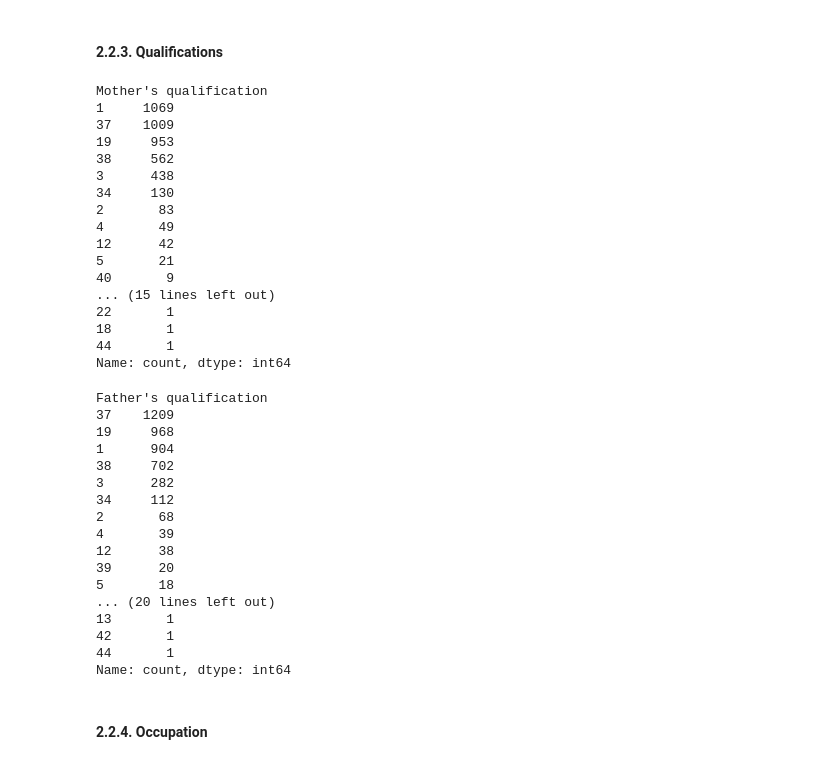
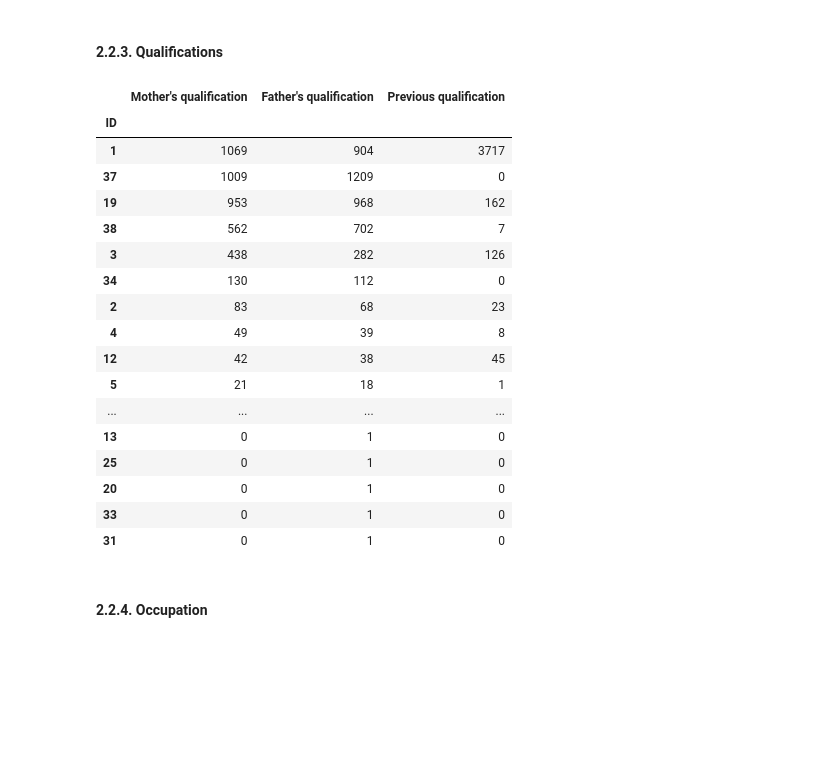
Before and after one commit to toschka123/Student_Dropout, a Jupyter notebook: ML_Project.ipynb, the cells around one changed output. Cells and saved outputs as stored; diff of their text form; code cells hidden in the pictures; blank space fills up the shorter version.

```diff
--- a/ML_Project.ipynb
+++ b/ML_Project.ipynb
@@ -241,46 +271,44 @@ International
 Name: count, dtype: int64
 # %% [markdown]
 #### 2.2.3. Qualifications
-# %%
-data.value_counts("Mother's qualification")
-# %% [output]
-Mother's qualification
-1     1069
-37    1009
-19     953
-38     562
-3      438
-34     130
-2       83
-4       49
-12      42
-5       21
-40       9
-... (15 lines left out)
-22       1
-18       1
-44       1
-Name: count, dtype: int64
-# %%
-data.value_counts("Father's qualification")
-# %% [output]
-Father's qualification
-37    1209
-19     968
-1      904
-38     702
-3      282
-34     112
-2       68
-4       39
-12      38
-39      20
-5       18
-... (20 lines left out)
-13       1
-42       1
-44       1
-Name: count, dtype: int64
+# %%
+# Create a DataFrame with value counts for the three columns
+mothers_qual = data["Mother's qualification"].value_counts()
+fathers_qual = data["Father's qualification"].value_counts()
+prev_qual = data["Previous qualification"].value_counts()
+mothers_qual.index.name = 'ID'
+fathers_qual.index.name = 'ID'
+prev_qual.index.name = 'ID'
+
+qual_table = pd.DataFrame({
+    "Mother's qualification": mothers_qual,
+    "Father's qualification": fathers_qual,
+    "Previous qualification": prev_qual,
+}).fillna(0).astype(int)
+
+qual_table
+
+qual_table.sort_values(by="Mother's qualification", ascending=False, inplace=True)
+qual_table
+# %% [output]
+|  | Mother's qualification | Father's qualification | Previous qualification |
+| ID |  |  |  |
+| 1 | 1069 | 904 | 3717 |
+| 37 | 1009 | 1209 | 0 |
+| 19 | 953 | 968 | 162 |
+| 38 | 562 | 702 | 7 |
+| 3 | 438 | 282 | 126 |
+| 34 | 130 | 112 | 0 |
+| 2 | 83 | 68 | 23 |
+| 4 | 49 | 39 | 8 |
+| 12 | 42 | 38 | 45 |
+| 5 | 21 | 18 | 1 |
+| ... | ... | ... | ... |
+| 13 | 0 | 1 | 0 |
+| 25 | 0 | 1 | 0 |
+| 20 | 0 | 1 | 0 |
+| 33 | 0 | 1 | 0 |
+| 31 | 0 | 1 | 0 |
 # %% [markdown]
 #### 2.2.4. Occupation
 # %%
```
Also changed, not shown: parts of 34 cells of this notebook, 1 other file.
